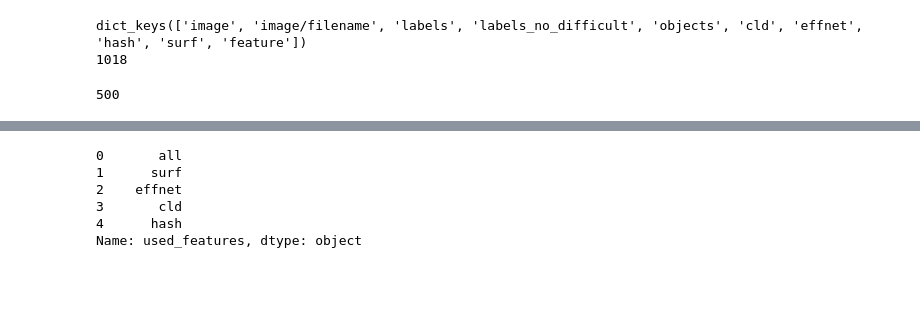
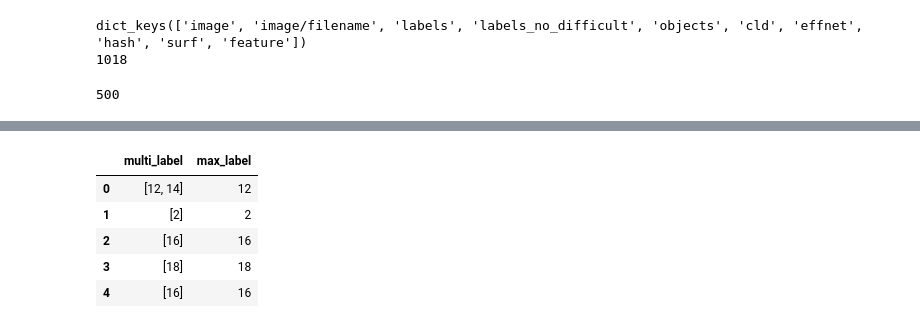
Before and after one commit to OlliPaul/ATiML_Project, a Jupyter notebook: Notebooks/evaluation number of constraints.ipynb, the cells around one changed output, grey strips where cells are left out. Saved outputs shown, nothing was run; the diff lists cells and outputs as text; code cells hidden in the pictures; blank space fills up the shorter version.

```diff
--- a/Notebooks/evaluation number of constraints.ipynb
+++ b/Notebooks/evaluation number of constraints.ipynb
@@ -1279,9 +1270,0 @@ Matplotlib is currently using module://matplotlib_inline.backend_inline, which i
-# %%
-metric_dataframe.iloc[:5, 4]
-# %% [output]
-0       all
-1      surf
-2    effnet
-3       cld
-4      hash
-Name: used_features, dtype: object
@@ -1287,0 +1275,9 @@ Name: used_features, dtype: object
+# %%
+multi_labels_frame.head()
+# %% [output]
+|  | multi_label | max_label |
+| 0 | [12, 14] | 12 |
+| 1 | [2] | 2 |
+| 2 | [16] | 16 |
+| 3 | [18] | 18 |
+| 4 | [16] | 16 |
```
Also changed, not shown: parts of 18 cells of this notebook.
